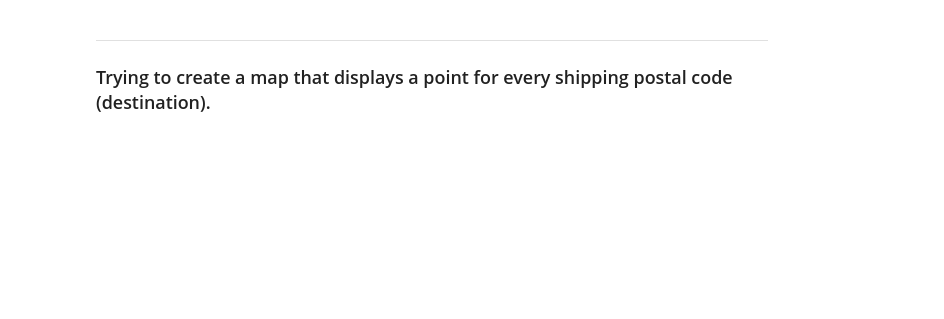
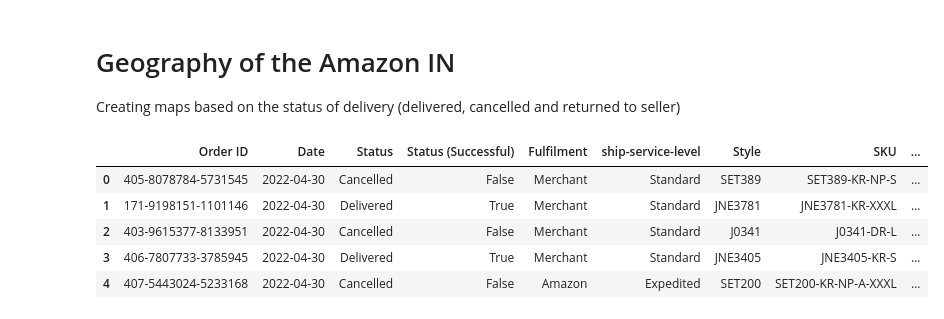
Before and after one commit to brianna-mitri/project-1, a Jupyter notebook: MS_Work/geography.ipynb, the cells around one changed output. Drawn from its saved outputs; the diff is of its cells as text; code cells hidden in the pictures; blank space fills up the shorter version.

```diff
--- a/MS_Work/geography.ipynb
+++ b/MS_Work/geography.ipynb
@@ -277,4 +0,0 @@ delivered_sts.head()
-# %% [markdown]
----
-
-### Trying to create a map that displays a point for every shipping postal code (destination).
@@ -303,0 +1,3 @@ map_plot_1
+# %% [markdown]
+# Geography of the Amazon IN
+Creating maps based on the status of delivery (delivered, cancelled and returned to seller)
@@ -303,0 +23,11 @@ map_plot_1
+# %%
+# Load the CSV file into a Pandas DataFrame
+zipcode_df = pd.read_csv("../output/cleaned_Amazon Sale Report.csv")
+zipcode_df.head()
+# %% [output]
+|  | Order ID | Date | Status | Status (Successful) | Fulfilment | ship-service-level | Style | SKU | ... |
+| 0 | 405-8078784-5731545 | 2022-04-30 | Cancelled | False | Merchant | Standard | SET389 | SET389-KR-NP-S | ... |
+| 1 | 171-9198151-1101146 | 2022-04-30 | Delivered | True | Merchant | Standard | JNE3781 | JNE3781-KR-XXXL | ... |
+| 2 | 403-9615377-8133951 | 2022-04-30 | Cancelled | False | Merchant | Standard | J0341 | J0341-DR-L | ... |
+| 3 | 406-7807733-3785945 | 2022-04-30 | Delivered | True | Merchant | Standard | JNE3405 | JNE3405-KR-S | ... |
+| 4 | 407-5443024-5233168 | 2022-04-30 | Cancelled | False | Amazon | Expedited | SET200 | SET200-KR-NP-A-XXXL | ... |
```
Also changed, not shown: parts of 62 cells of this notebook, 15 other files.
